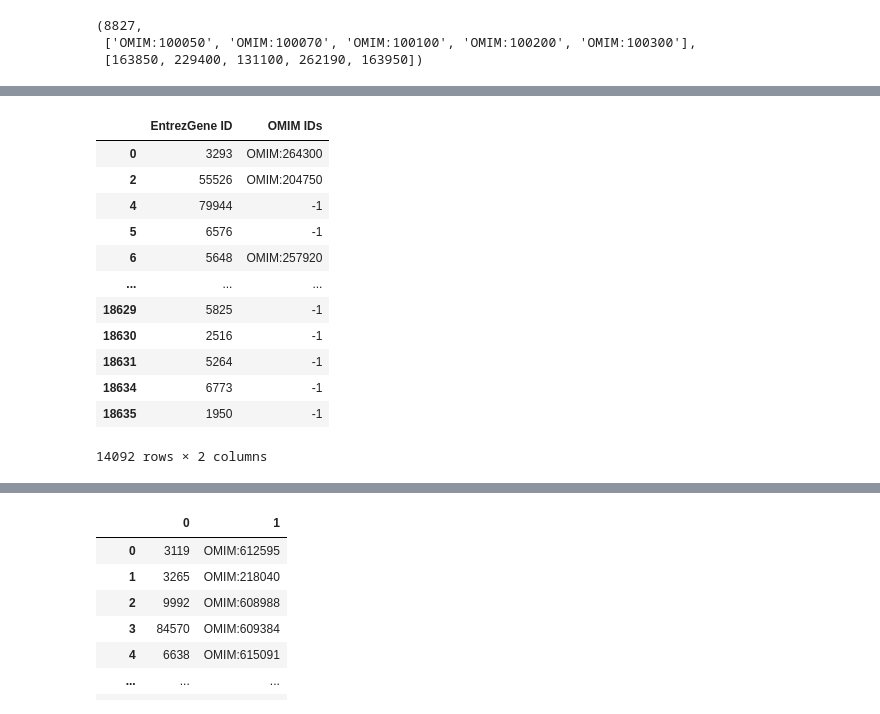
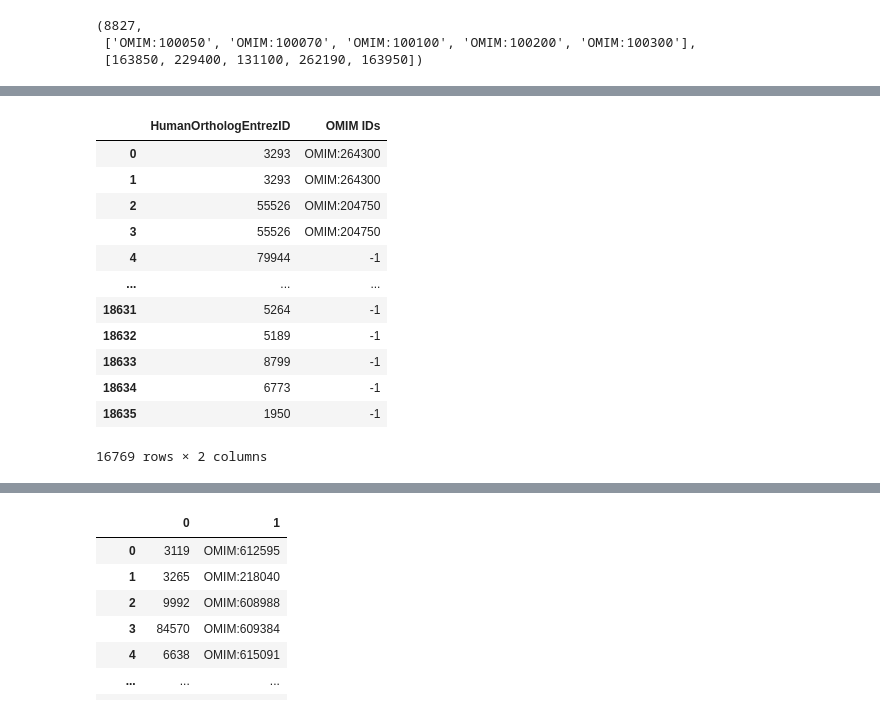
Before and after one commit to Zahra1998Dehghani/gNetDGP, a Jupyter notebook: utility_notebooks/validate-mouse.ipynb, the cells around one changed output, grey strips where cells are left out. Drawn from its saved outputs; the diff is of its cells as text; code cells hidden in the pictures.

```diff
--- a/utility_notebooks/validate-mouse.ipynb
+++ b/utility_notebooks/validate-mouse.ipynb
@@ -63,0 +83,3 @@ gene2diseases_mouse
+# %%
+df_mouse_human_gene_ids_list = pd.read_csv("df_mouse_human_gene_ids_list.tsv", sep=",")
+df_mouse_human_gene_ids_list
@@ -63,0 +100,15 @@ gene2diseases_mouse
+# %%
+list_ortho = list()
+for i, row in gene2diseases_mouse.iterrows():
+    mouse_row = row["Common Organism Name"] == "mouse, laboratory"
+    if mouse_row:
+        selected_ortho_gene = df_mouse_human_gene_ids_list[df_mouse_human_gene_ids_list["MouseGene"] == row["Symbol"]]
+        row["HumanOrthologEntrezID"] = selected_ortho_gene["HumanOrthologEntrezID"]
+        if len(selected_ortho_gene["HumanOrthologEntrezID"].values) == 0:
+            list_ortho.append(-1)
+        else:
+            list_ortho.append(selected_ortho_gene["HumanOrthologEntrezID"].values[0])
+    else:
+        list_ortho.append(row["EntrezGene ID"])
+gene2diseases_mouse["HumanOrthologEntrezID"] = list_ortho
+gene2diseases_mouse
@@ -64,5 +131,6 @@ gene2diseases_mouse
 # %%
-mouse_human_gene_ids = list(set(gene2diseases_mouse["EntrezGene ID"].tolist()))
+#mouse_human_gene_ids = list(set(gene2diseases_mouse["EntrezGene ID"].tolist()))
+mouse_human_gene_ids = list(set(gene2diseases_mouse["HumanOrthologEntrezID"].tolist()))
 mouse_human_gene_ids = [int(item) for item in mouse_human_gene_ids]
 len(mouse_human_gene_ids)
 # %% [output]
@@ -86,7 +154,8 @@ len(all_disease_OMIM), all_disease_names[:5], all_disease_OMIM[:5]
  ['OMIM:100050', 'OMIM:100070', 'OMIM:100100', 'OMIM:100200', 'OMIM:100300'],
  [163850, 229400, 131100, 262190, 163950])
 # %%
-gene2diseases_mouse_filtered = gene2diseases_mouse[~gene2diseases_mouse["EntrezGene ID"].isin(gene_ids_not_present)]
+#gene2diseases_mouse_filtered = gene2diseases_mouse[~gene2diseases_mouse["EntrezGene ID"].isin(gene_ids_not_present)]
+gene2diseases_mouse_filtered = gene2diseases_mouse[~gene2diseases_mouse["HumanOrthologEntrezID"].isin(gene_ids_not_present)]
 gene2diseases_mouse_filtered
 # %% [output]
 |  | DO Disease ID | DO Disease Name | OMIM IDs | Common Organism Name | NCBI Taxon ID | Symbol | EntrezGene ID | ... |
@@ -128,20 +197,21 @@ See the caveats in the documentation: https://pandas.pydata.org/pandas-docs/stab
 # %%
-gene2diseases_mouse_filtered = gene2diseases_mouse_filtered[["EntrezGene ID", "OMIM IDs"]]
+#gene2diseases_mouse_filtered = gene2diseases_mouse_filtered[["EntrezGene ID", "OMIM IDs"]]
+gene2diseases_mouse_filtered = gene2diseases_mouse_filtered[["HumanOrthologEntrezID", "OMIM IDs"]]
 gene2diseases_mouse_filtered
 # %% [output]
-|  | EntrezGene ID | OMIM IDs |
+|  | HumanOrthologEntrezID | OMIM IDs |
 | 0 | 3293 | OMIM:264300 |
+| 1 | 3293 | OMIM:264300 |
 | 2 | 55526 | OMIM:204750 |
+| 3 | 55526 | OMIM:204750 |
 | 4 | 79944 | -1 |
-| 5 | 6576 | -1 |
-| 6 | 5648 | OMIM:257920 |
 | ... | ... | ... |
-| 18629 | 5825 | -1 |
-| 18630 | 2516 | -1 |
 | 18631 | 5264 | -1 |
+| 18632 | 5189 | -1 |
+| 18633 | 8799 | -1 |
 | 18634 | 6773 | -1 |
 | 18635 | 1950 | -1 |
-14092 rows × 2 columns
+16769 rows × 2 columns
 # %%
 #gene2diseases_zebrafish_genes_OMIMs["OMIM_ID"] =  'OMIM:' + gene2diseases_zebrafish_genes_OMIMs['OMIM_ID'].astype(str)
 #gene2diseases_zebrafish_genes_OMIMs
```
Also changed, not shown: parts of 39 cells of this notebook, 4 other files.
